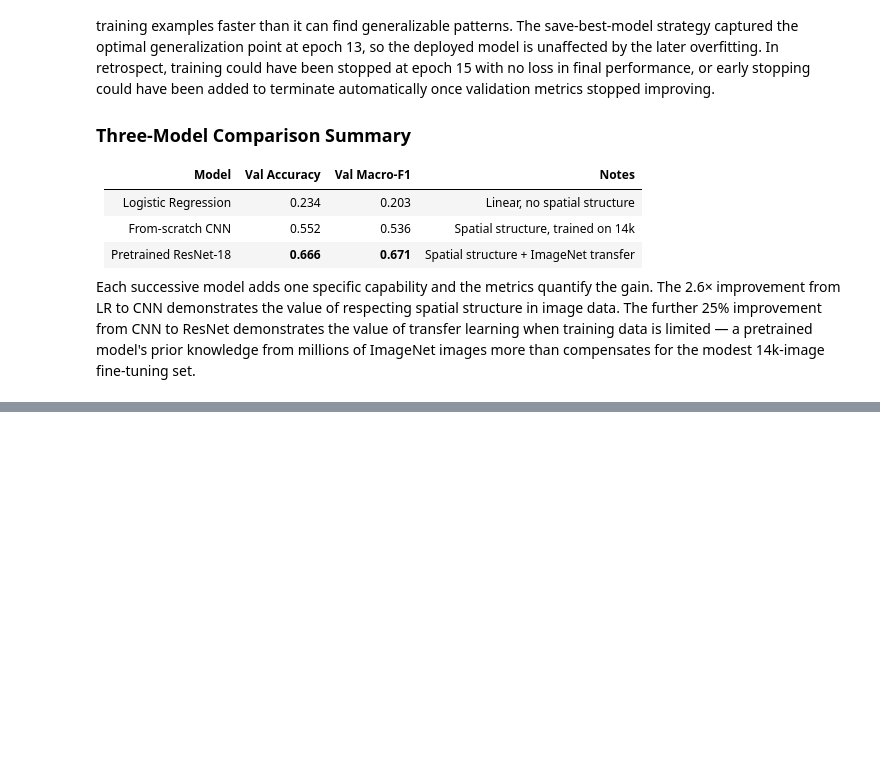
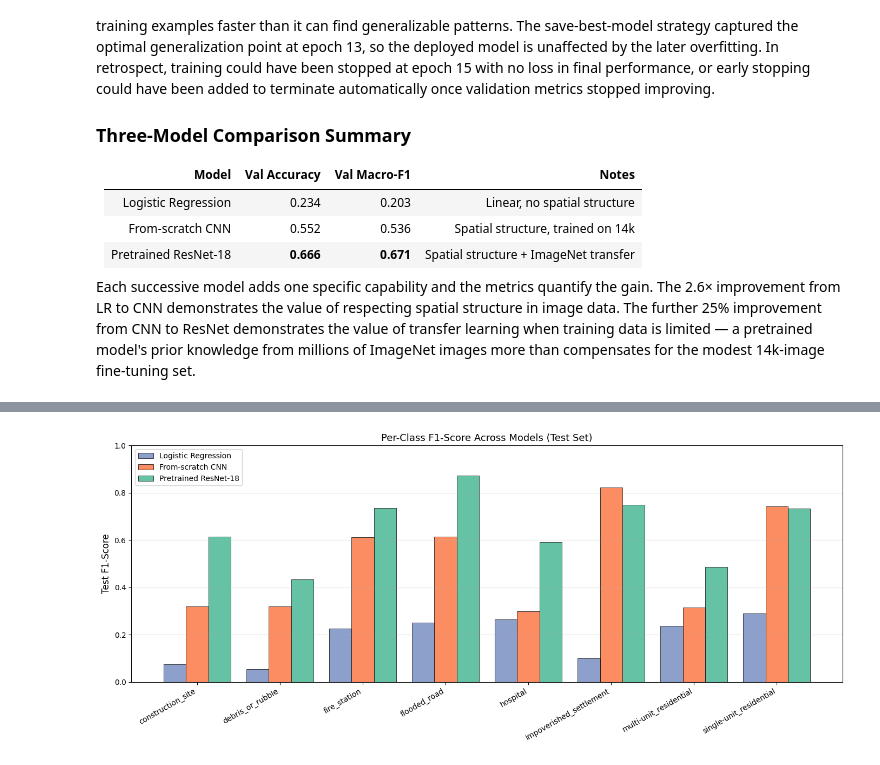
Before and after one commit to OwenLoughery/FMOW-Disaster-Image-Classification, a Jupyter notebook: DisasterClassifier.ipynb, the cells around one changed output, grey strips where cells are left out. Saved outputs shown, nothing was run; the diff lists cells and outputs as text; code cells hidden in the pictures; blank space fills up the shorter version.

```diff
--- a/DisasterClassifier.ipynb
+++ b/DisasterClassifier.ipynb
@@ -660,0 +760,8 @@ Each successive model adds one specific capability and the metrics quantify the
+# %%
+def per_class_f1(name, labels, preds):
+    rep = classification_report(labels, preds, target_names=SORTED_CLASSES,
+                                 digits=3, output_dict=True)
+    return pd.Series({cls: rep[cls]['f1-score'] for cls in SORTED_CLASSES}, name=name)
+
+per_class_df = pd.concat([per_class_f1(n, l, p) for n, l, p in RESULTS], axis=1)
+print(per_class_df.round(3))
@@ -660,0 +799,21 @@ Each successive model adds one specific capability and the metrics quantify the
+# %%
+fig, ax = plt.subplots(figsize=(14, 6))
+x = np.arange(len(SORTED_CLASSES))
+width = 0.27
+
+for i, (name, _, _) in enumerate(RESULTS):
+    ax.bar(x + (i - 1) * width, per_class_df[name].values,
+           width, label=name, color=colors[i], edgecolor='black', linewidth=0.5)
+
+ax.set_xticks(x)
+ax.set_xticklabels(SORTED_CLASSES, rotation=30, ha='right')
+ax.set_ylabel('Test F1-Score', fontsize=12)
+ax.set_title('Per-Class F1-Score Across Models (Test Set)', fontsize=13)
+ax.legend(loc='upper left')
+ax.set_ylim(0, 1)
+ax.grid(axis='y', alpha=0.3)
+plt.tight_layout()
+plt.savefig('comparison_per_class_f1.png', dpi=150, bbox_inches='tight')
+plt.show()
+# %% [output]
+[figure, added]
```
Also changed, not shown: parts of 7 cells of this notebook, 3 other files.
